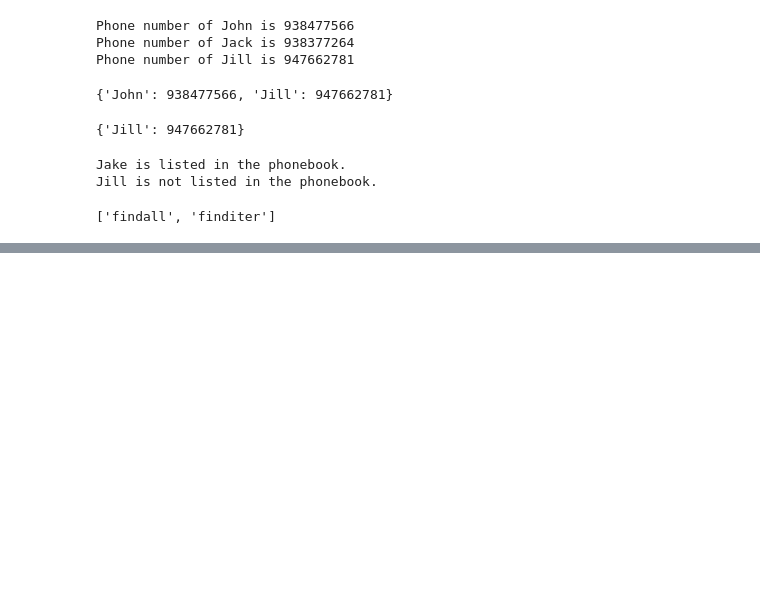
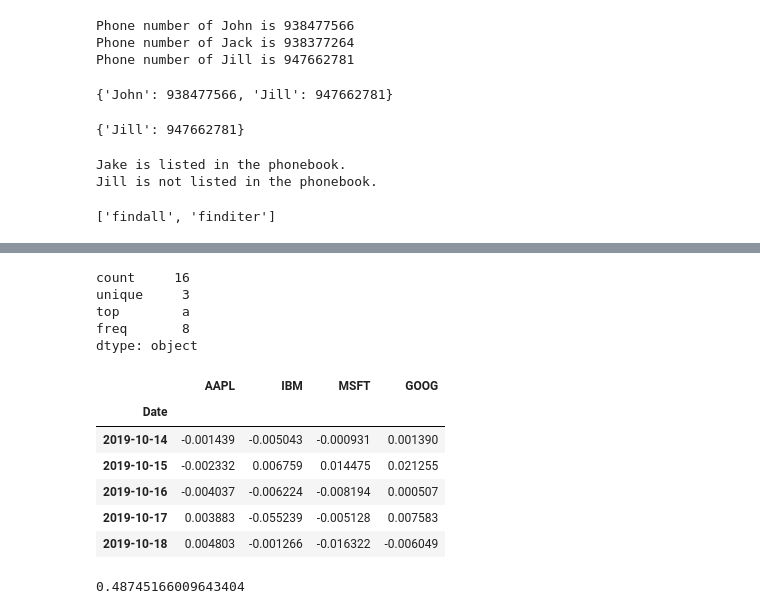
Before and after one commit to tjonas1/uri_csc593, a Jupyter notebook: Test.ipynb, the cells around one changed output, grey strips where cells are left out. Saved outputs shown, nothing was run; the diff lists cells and outputs as text; code cells hidden in the pictures; blank space fills up the shorter version.

```diff
--- a/Test.ipynb
+++ b/Test.ipynb
@@ -380,0 +1192,10 @@ print(sorted(find_members))
+# %%
+#Descriptive statistics with non-numeric data is alternative
+obj=pd.Series(['a','a','b','c']*4)
+obj.describe()
+# %% [output]
+count     16
+unique     3
+top        a
+freq       8
+dtype: object
@@ -380,0 +1213,17 @@ print(sorted(find_members))
+# %%
+#Calculate percent changes
+returns = price.pct_change()
+returns.tail()
+# %% [output]
+|  | AAPL | IBM | MSFT | GOOG |
+| Date |  |  |  |  |
+| 2019-10-14 | -0.001439 | -0.005043 | -0.000931 | 0.001390 |
+| 2019-10-15 | -0.002332 | 0.006759 | 0.014475 | 0.021255 |
+| 2019-10-16 | -0.004037 | -0.006224 | -0.008194 | 0.000507 |
+| 2019-10-17 | 0.003883 | -0.055239 | -0.005128 | 0.007583 |
+| 2019-10-18 | 0.004803 | -0.001266 | -0.016322 | -0.006049 |
+# %%
+#corr method for correlation between two series
+returns['MSFT'].corr(returns['IBM'])
+# %% [output]
+0.48745166009643404
```
Also changed, not shown: parts of 109 cells of this notebook, 1 other file.
